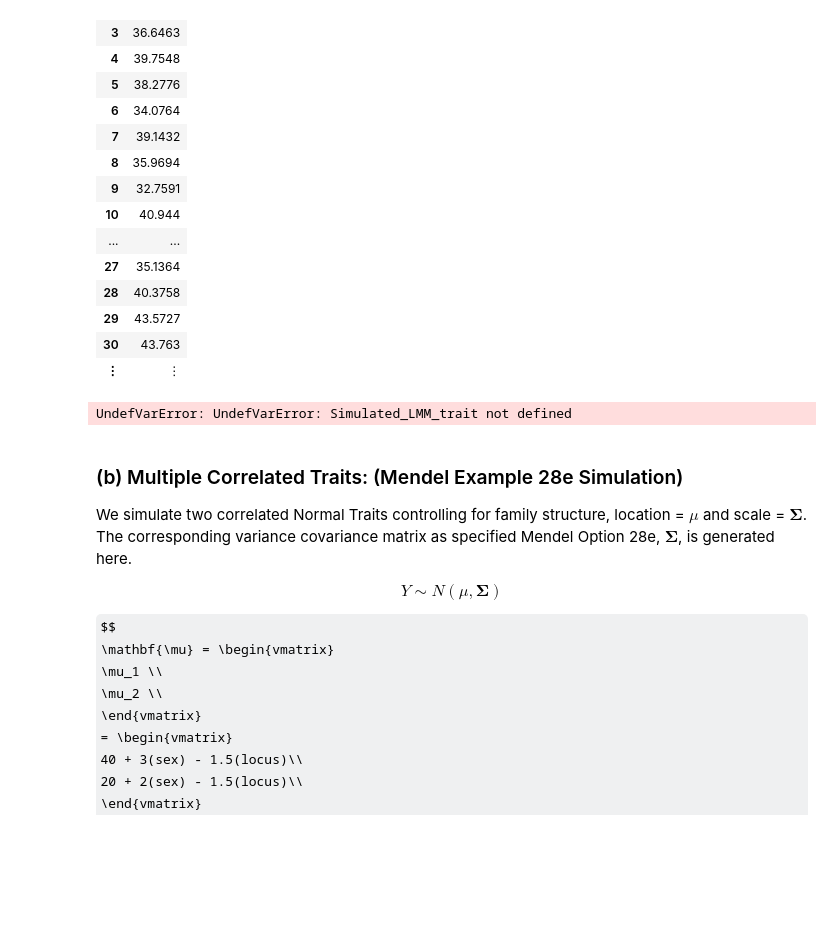
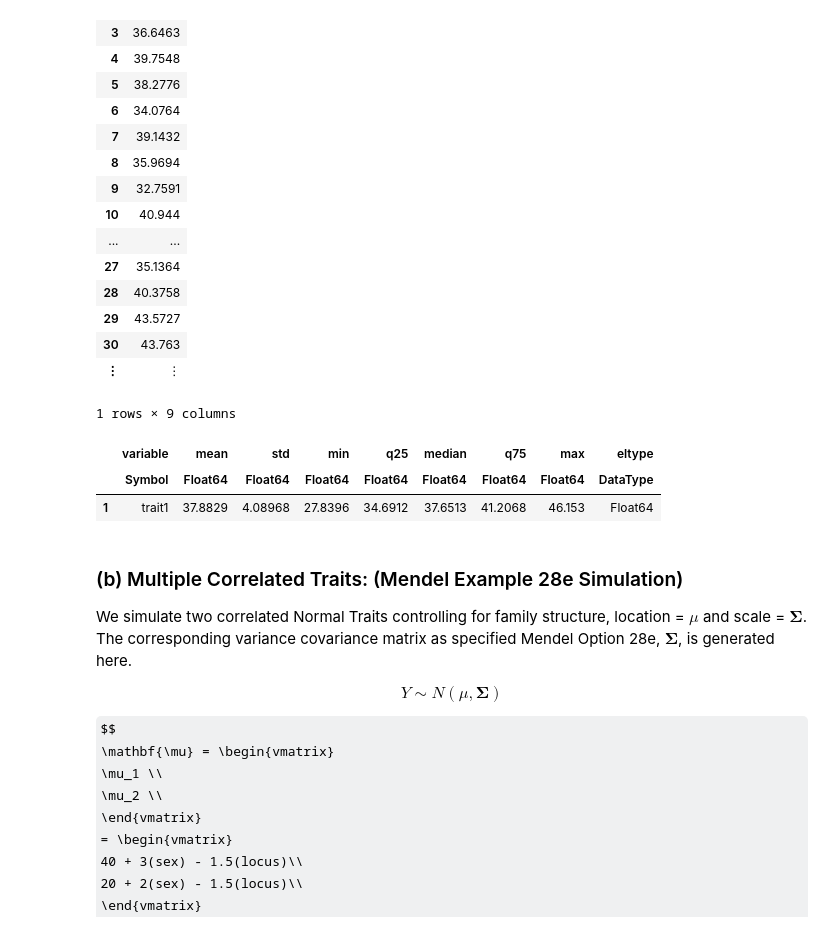
Before and after one commit to OpenMendel/TraitSimulation.jl, a Jupyter notebook: docs/TraitSimulation_28e.ipynb, the cells around one changed output. Drawn from its saved outputs; the diff is of its cells as text; code cells hidden in the pictures; some formulas as TeX source; blank space fills up the shorter version.

```diff
--- a/docs/TraitSimulation_28e.ipynb
+++ b/docs/TraitSimulation_28e.ipynb
@@ -488,9 +488,12 @@ Simulated_LMM_Trait = simulate(LMM_trait_model)
 | 30 | 43.763 |
 | ⋮ | ⋮ |
 # %%
-describe(Simulated_LMM_trait, stats = [:mean, :std, :min, :q25, :median, :q75, :max, :eltype])
+describe(Simulated_LMM_Trait, stats = [:mean, :std, :min, :q25, :median, :q75, :max, :eltype])
 # %% [output]
-UndefVarError: UndefVarError: Simulated_LMM_trait not defined
+1 rows × 9 columns
+|  | variable | mean | std | min | q25 | median | q75 | max | eltype |
+|  | Symbol | Float64 | Float64 | Float64 | Float64 | Float64 | Float64 | Float64 | DataType |
+| 1 | trait1 | 37.8829 | 4.08968 | 27.8396 | 34.6912 | 37.6513 | 41.2068 | 46.153 | Float64 |
 # %% [markdown]
 ### (b) Multiple Correlated Traits: (Mendel Example 28e Simulation)
 
```
Also changed, not shown: parts of 5 cells of this notebook.
